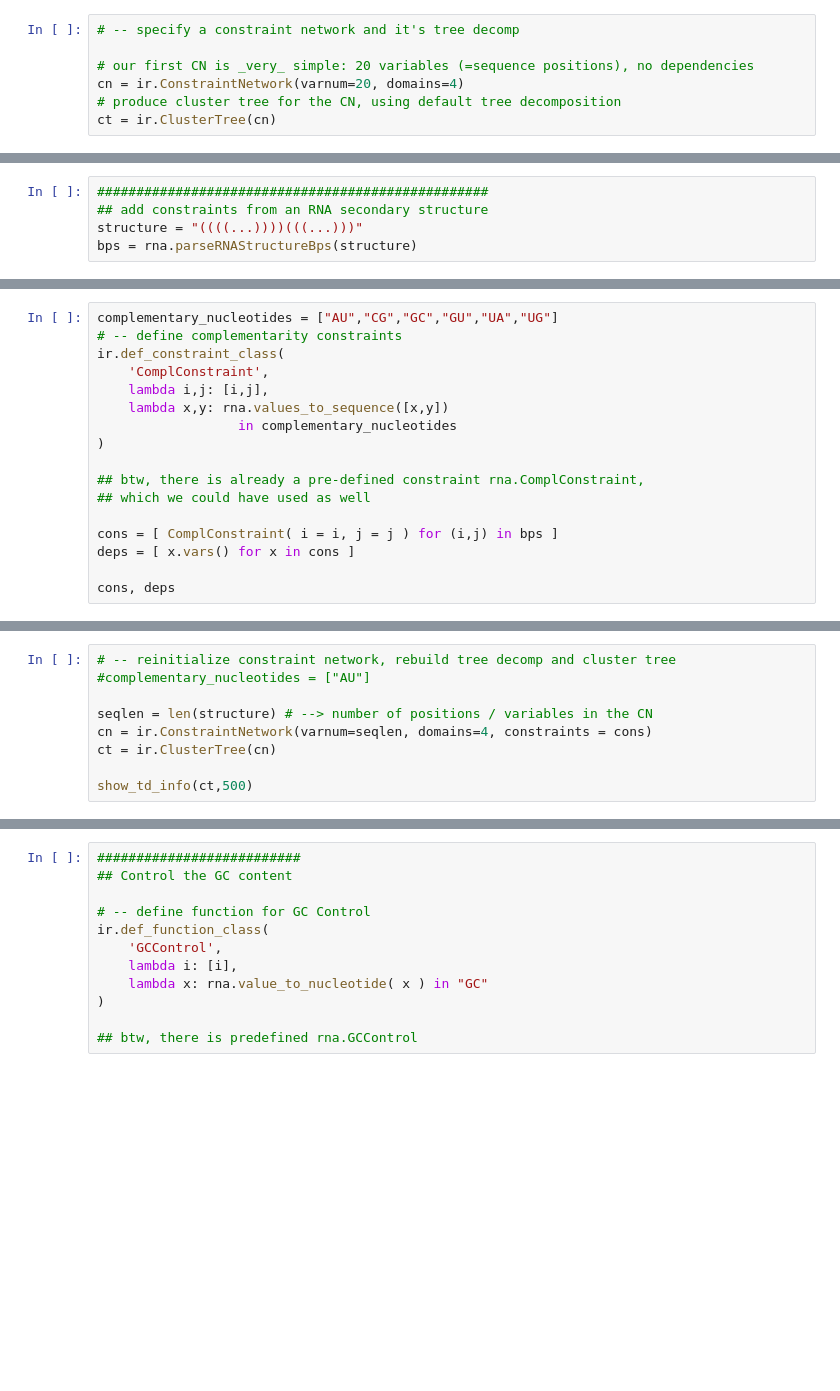
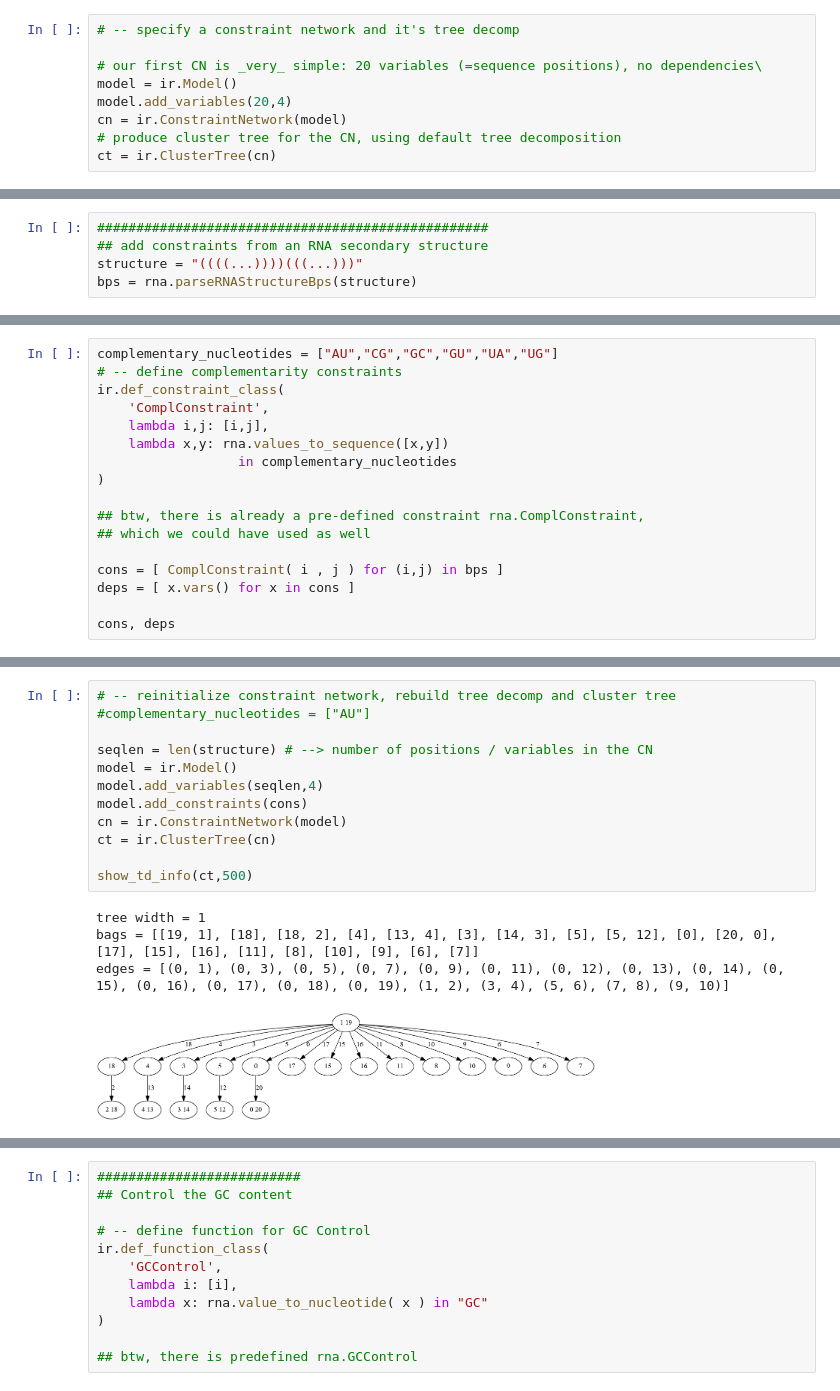
Before and after one commit to s-will/Infrared, a Jupyter notebook: infrared-rnadesign-tutorial.ipynb, the cells around one changed output, grey strips where cells are left out. Drawn from its saved outputs; the diff is of its cells as text; blank space fills up the shorter version.

Commit message:
Add class Model, nicer & more flexible syntax
* automatic and custom features
* allow targeting for a subset of features
* updated notebook, new multi-target design example

```diff
--- a/infrared-rnadesign-tutorial.ipynb
+++ b/infrared-rnadesign-tutorial.ipynb
@@ -13,8 +13,10 @@ import infrared as ir
 # %%
 # -- specify a constraint network and it's tree decomp
 
-# our first CN is _very_ simple: 20 variables (=sequence positions), no dependencies
-cn = ir.ConstraintNetwork(varnum=20, domains=4)
+# our first CN is _very_ simple: 20 variables (=sequence positions), no dependencies\
+model = ir.Model()
+model.add_variables(20,4)
+cn = ir.ConstraintNetwork(model)
 # produce cluster tree for the CN, using default tree decomposition
 ct = ir.ClusterTree(cn)
 # %%
@@ -67,7 +100,7 @@ ir.def_constraint_class(
 ## btw, there is already a pre-defined constraint rna.ComplConstraint,
 ## which we could have used as well
 
-cons = [ ComplConstraint( i = i, j = j ) for (i,j) in bps ]
+cons = [ ComplConstraint( i , j ) for (i,j) in bps ]
 deps = [ x.vars() for x in cons ]
 
 cons, deps
@@ -74,12 +115,20 @@ cons, deps
 # %%
 # -- reinitialize constraint network, rebuild tree decomp and cluster tree
 #complementary_nucleotides = ["AU"]
 
 seqlen = len(structure) # --> number of positions / variables in the CN
-cn = ir.ConstraintNetwork(varnum=seqlen, domains=4, constraints = cons)
+model = ir.Model()
+model.add_variables(seqlen,4)
+model.add_constraints(cons)
+cn = ir.ConstraintNetwork(model)
 ct = ir.ClusterTree(cn)
 
 show_td_info(ct,500)
+# %% [output]
+tree width = 1
+bags = [[19, 1], [18], [18, 2], [4], [13, 4], [3], [14, 3], [5], [5, 12], [0], [20, 0], [17], [15], [16], [11], [8], [10], [9], [6], [7]]
+edges = [(0, 1), (0, 3), (0, 5), (0, 7), (0, 9), (0, 11), (0, 12), (0, 13), (0, 14), (0, 15), (0, 16), (0, 17), (0, 18), (0, 19), (1, 2), (3, 4), (5, 6), (7, 8), (9, 10)]
+[figure, added]
 # %%
 # generate samples (with complementarity constraints)
 def spit_them_samples_out(ct,num):
```
Also changed, not shown: parts of 18 cells of this notebook, 3 other files.
